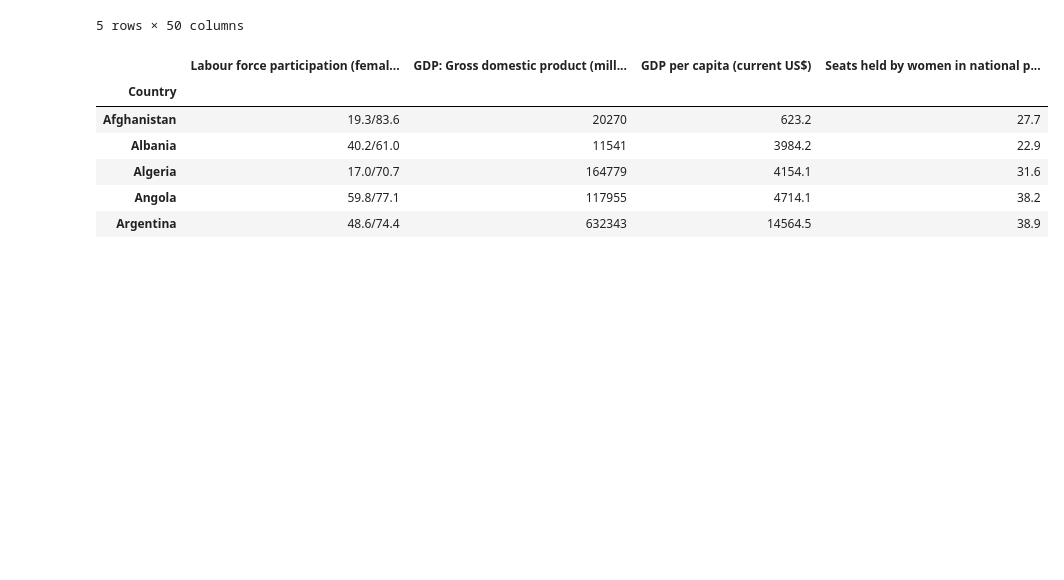
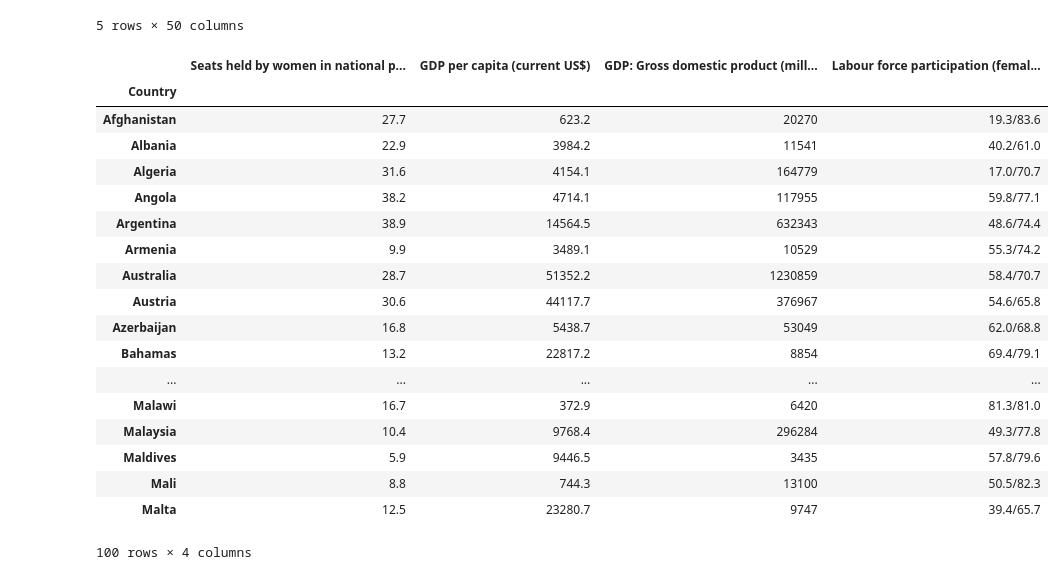
Before and after one commit to Data-Analytics-Project-Group/Visualizing-World-Economic-Trends, a Jupyter notebook: Visualizing World Economic Trends.ipynb, the cells around one changed output. Cells and saved outputs as stored; diff of their text form; code cells hidden in the pictures; blank space fills up the shorter version.

```diff
--- a/Visualizing World Economic Trends.ipynb
+++ b/Visualizing World Economic Trends.ipynb
@@ -39,23 +36,50 @@ country_data.head()
 # %%
 gender_df = pd.DataFrame(country_data.loc[:,["country", "GDP: Gross domestic product (million current US$)", "GDP per capita (current US$)", 'Seats held by women in national parliaments %', 'Labour force participation (female/male pop. %)']])
 gender_df = gender_df.set_index("Labour force participation (female/male pop. %)")
 gender_df = gender_df.rename(columns={"country": "Country"})
 
 # Cleaning the data to drop values ".../..." and "-99".
 gender_df = gender_df.dropna(how="any")
 gender_df = gender_df.drop(".../...", axis = 0)
 gender_df = gender_df.drop("-99", axis = 0)
+
+# Changing index to new column and removing -99 values
+gender_df = gender_df.reset_index()
+gender_df = gender_df.set_index("GDP: Gross domestic product (million current US$)")
+gender_df = gender_df.drop('-99', axis = 0)
+
+gender_df = gender_df.reset_index()
+gender_df = gender_df.set_index("GDP per capita (current US$)")
+gender_df = gender_df.drop("-99", axis = 0)
+
+gender_df = gender_df.reset_index()
+gender_df = gender_df.set_index("Seats held by women in national parliaments %")
+gender_df = gender_df.drop("-99", axis = 0)
+
 gender_df = gender_df.reset_index()
 gender_df = gender_df.set_index("Country")
-gender_df.head()
+
+gender_df.head(100)
 # %% [output]
-|  | Labour force participation (femal... | GDP: Gross domestic product (mill... | GDP per capita (current US$) | Seats held by women in national p... |
+|  | Seats held by women in national p... | GDP per capita (current US$) | GDP: Gross domestic product (mill... | Labour force participation (femal... |
 | Country |  |  |  |  |
-| Afghanistan | 19.3/83.6 | 20270 | 623.2 | 27.7 |
-| Albania | 40.2/61.0 | 11541 | 3984.2 | 22.9 |
-| Algeria | 17.0/70.7 | 164779 | 4154.1 | 31.6 |
-| Angola | 59.8/77.1 | 117955 | 4714.1 | 38.2 |
-| Argentina | 48.6/74.4 | 632343 | 14564.5 | 38.9 |
+| Afghanistan | 27.7 | 623.2 | 20270 | 19.3/83.6 |
+| Albania | 22.9 | 3984.2 | 11541 | 40.2/61.0 |
+| Algeria | 31.6 | 4154.1 | 164779 | 17.0/70.7 |
+| Angola | 38.2 | 4714.1 | 117955 | 59.8/77.1 |
+| Argentina | 38.9 | 14564.5 | 632343 | 48.6/74.4 |
+| Armenia | 9.9 | 3489.1 | 10529 | 55.3/74.2 |
+| Australia | 28.7 | 51352.2 | 1230859 | 58.4/70.7 |
+| Austria | 30.6 | 44117.7 | 376967 | 54.6/65.8 |
+| Azerbaijan | 16.8 | 5438.7 | 53049 | 62.0/68.8 |
+| Bahamas | 13.2 | 22817.2 | 8854 | 69.4/79.1 |
+| ... | ... | ... | ... | ... |
+| Malawi | 16.7 | 372.9 | 6420 | 81.3/81.0 |
+| Malaysia | 10.4 | 9768.4 | 296284 | 49.3/77.8 |
+| Maldives | 5.9 | 9446.5 | 3435 | 57.8/79.6 |
+| Mali | 8.8 | 744.3 | 13100 | 50.5/82.3 |
+| Malta | 12.5 | 23280.7 | 9747 | 39.4/65.7 |
+100 rows × 4 columns
 # %%
 # splitting labour force participation to seperate columns
 gender_list = list(gender_df["Labour force participation (female/male pop. %)"])
```
Also changed, not shown: parts of 3 cells of this notebook.
